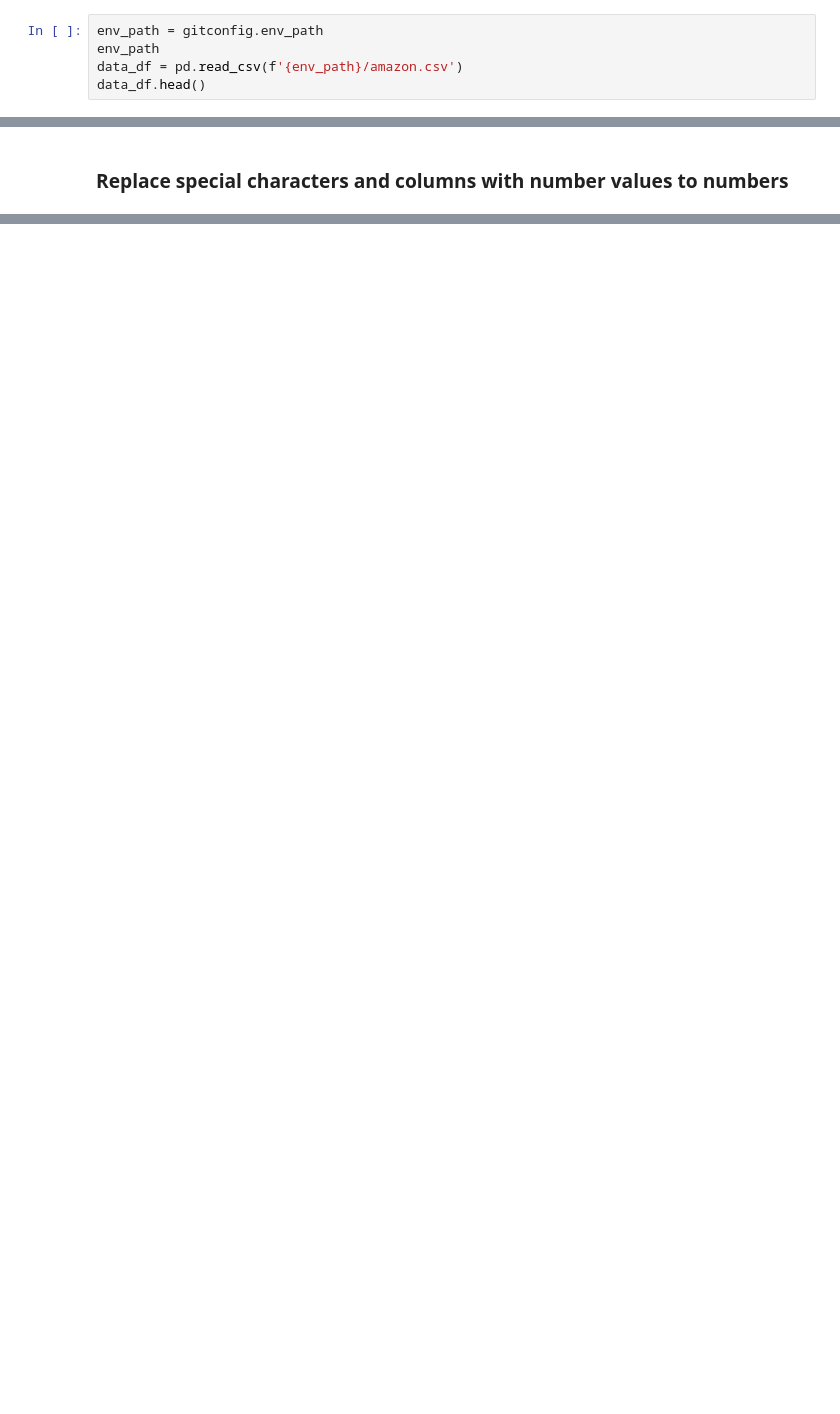
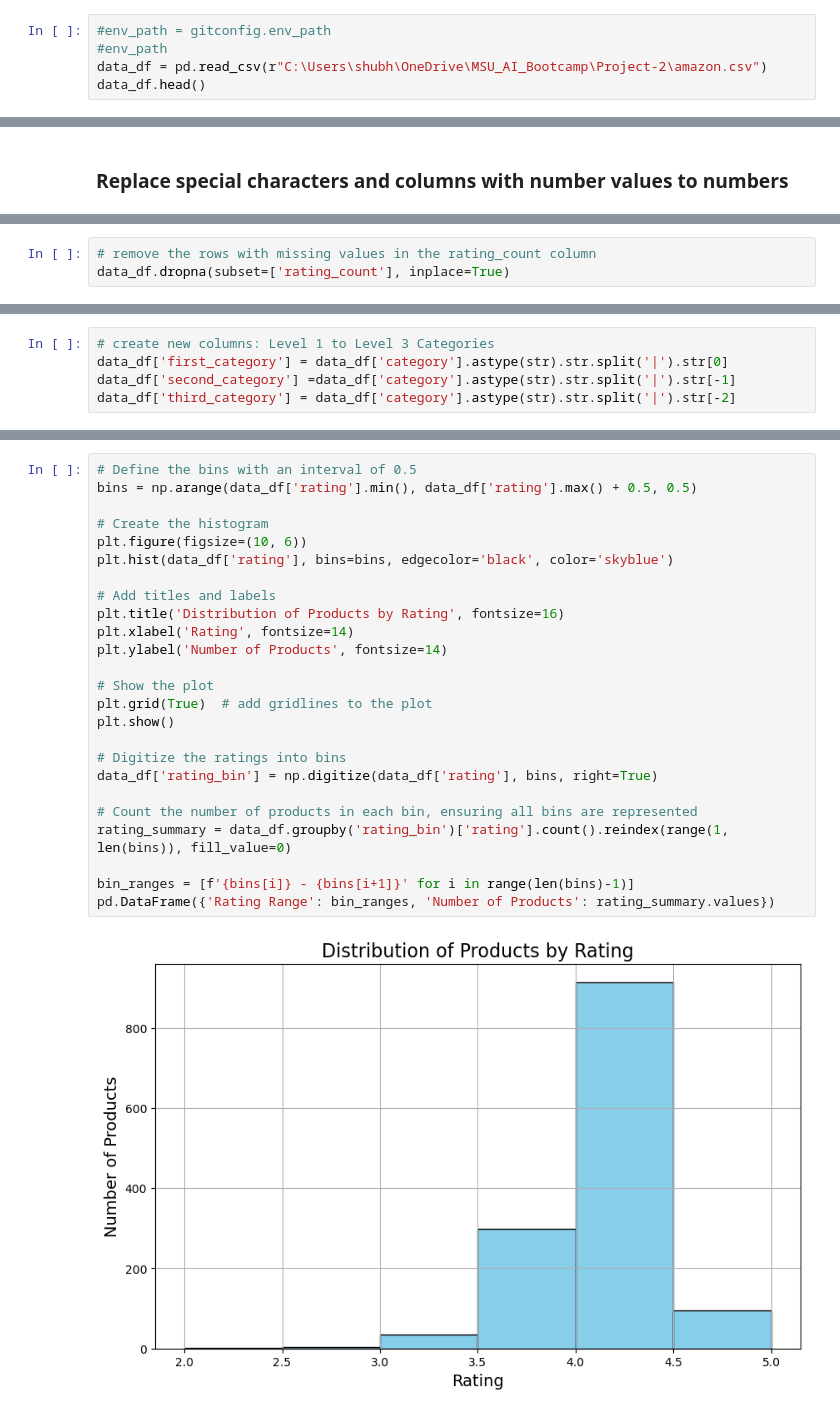
Before and after one commit to godzown82/FBA_product_recomendations, a Jupyter notebook: dataPreprocessing.ipynb, the cells around one changed output, grey strips where cells are left out. Cells and saved outputs as stored; diff of their text form; blank space fills up the shorter version.

```diff
--- a/dataPreprocessing.ipynb
+++ b/dataPreprocessing.ipynb
@@ -6,9 +7,9 @@ import dataClean
 # %% [markdown]
 ## Data preprocessing:
 # %%
-env_path = gitconfig.env_path
-env_path
-data_df = pd.read_csv(f'{env_path}/amazon.csv')
+#env_path = gitconfig.env_path
+#env_path
+data_df = pd.read_csv(r"C:\Users\shubh\OneDrive\MSU_AI_Bootcamp\Project-2\amazon.csv")
 data_df.head()
 # %% [output]
 |  | product_id | product_name | category | discounted_price | actual_price | discount_percentage | rating | ... |
@@ -90,0 +105,3 @@ Name: rating, Length: 1462, dtype: float64
+# %%
+# remove the rows with missing values in the rating_count column
+data_df.dropna(subset=['rating_count'], inplace=True)
@@ -90,0 +156,5 @@ Name: rating, Length: 1462, dtype: float64
+# %%
+# create new columns: Level 1 to Level 3 Categories
+data_df['first_category'] = data_df['category'].astype(str).str.split('|').str[0]
+data_df['second_category'] =data_df['category'].astype(str).str.split('|').str[-1]
+data_df['third_category'] = data_df['category'].astype(str).str.split('|').str[-2]
@@ -90,0 +195,27 @@ Name: rating, Length: 1462, dtype: float64
+# %%
+# Define the bins with an interval of 0.5
+bins = np.arange(data_df['rating'].min(), data_df['rating'].max() + 0.5, 0.5)
+
+# Create the histogram
+plt.figure(figsize=(10, 6))
+plt.hist(data_df['rating'], bins=bins, edgecolor='black', color='skyblue')
+
+# Add titles and labels
+plt.title('Distribution of Products by Rating', fontsize=16)
+plt.xlabel('Rating', fontsize=14)
+plt.ylabel('Number of Products', fontsize=14)
+
+# Show the plot
+plt.grid(True)  # add gridlines to the plot
+plt.show()
+
+# Digitize the ratings into bins
+data_df['rating_bin'] = np.digitize(data_df['rating'], bins, right=True)
+
+# Count the number of products in each bin, ensuring all bins are represented
+rating_summary = data_df.groupby('rating_bin')['rating'].count().reindex(range(1, len(bins)), fill_value=0)
+
+bin_ranges = [f'{bins[i]} - {bins[i+1]}' for i in range(len(bins)-1)]
+pd.DataFrame({'Rating Range': bin_ranges, 'Number of Products': rating_summary.values})
+# %% [output]
+[figure, added]
```
Also changed, not shown: parts of 51 cells of this notebook.
